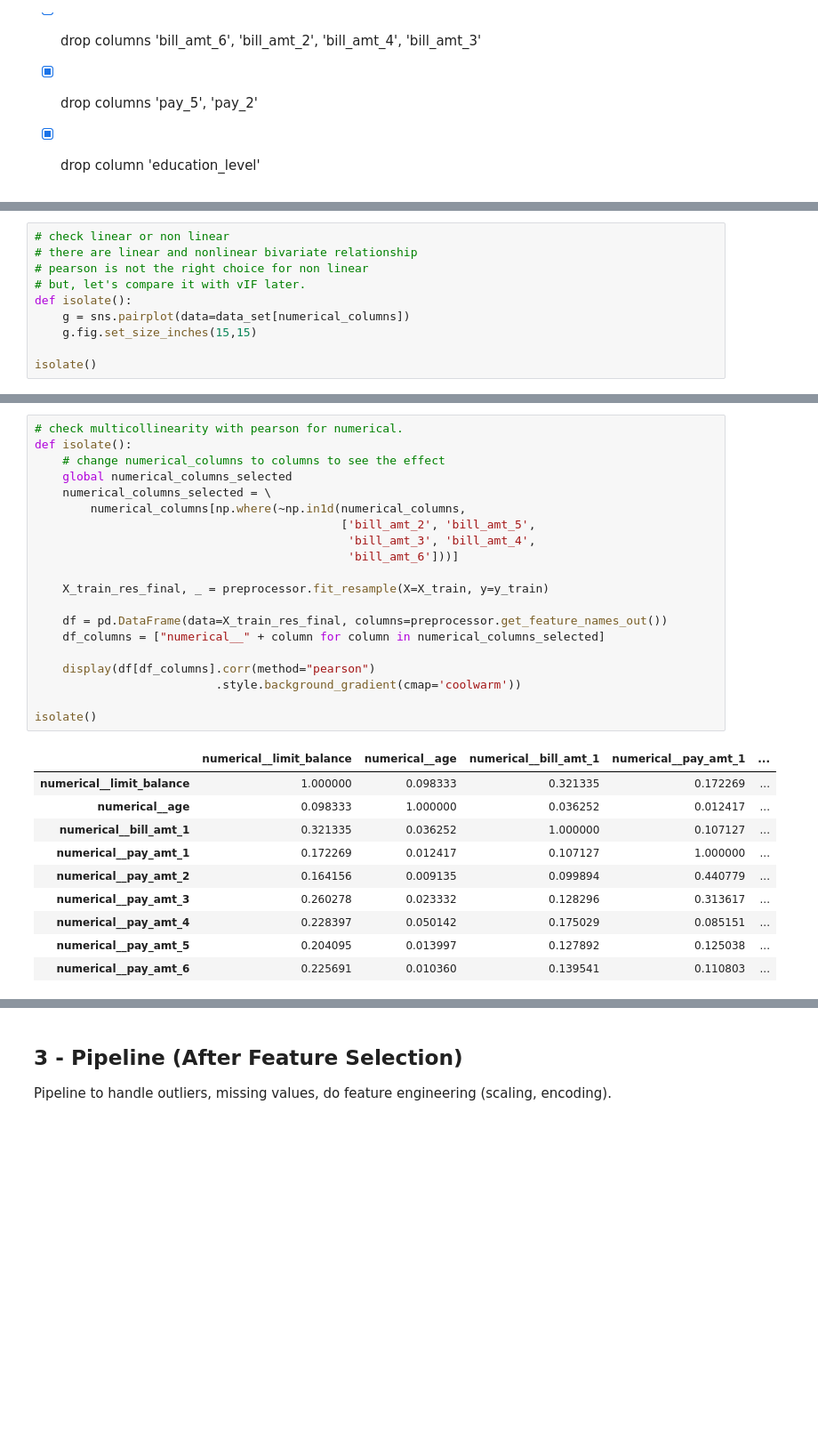
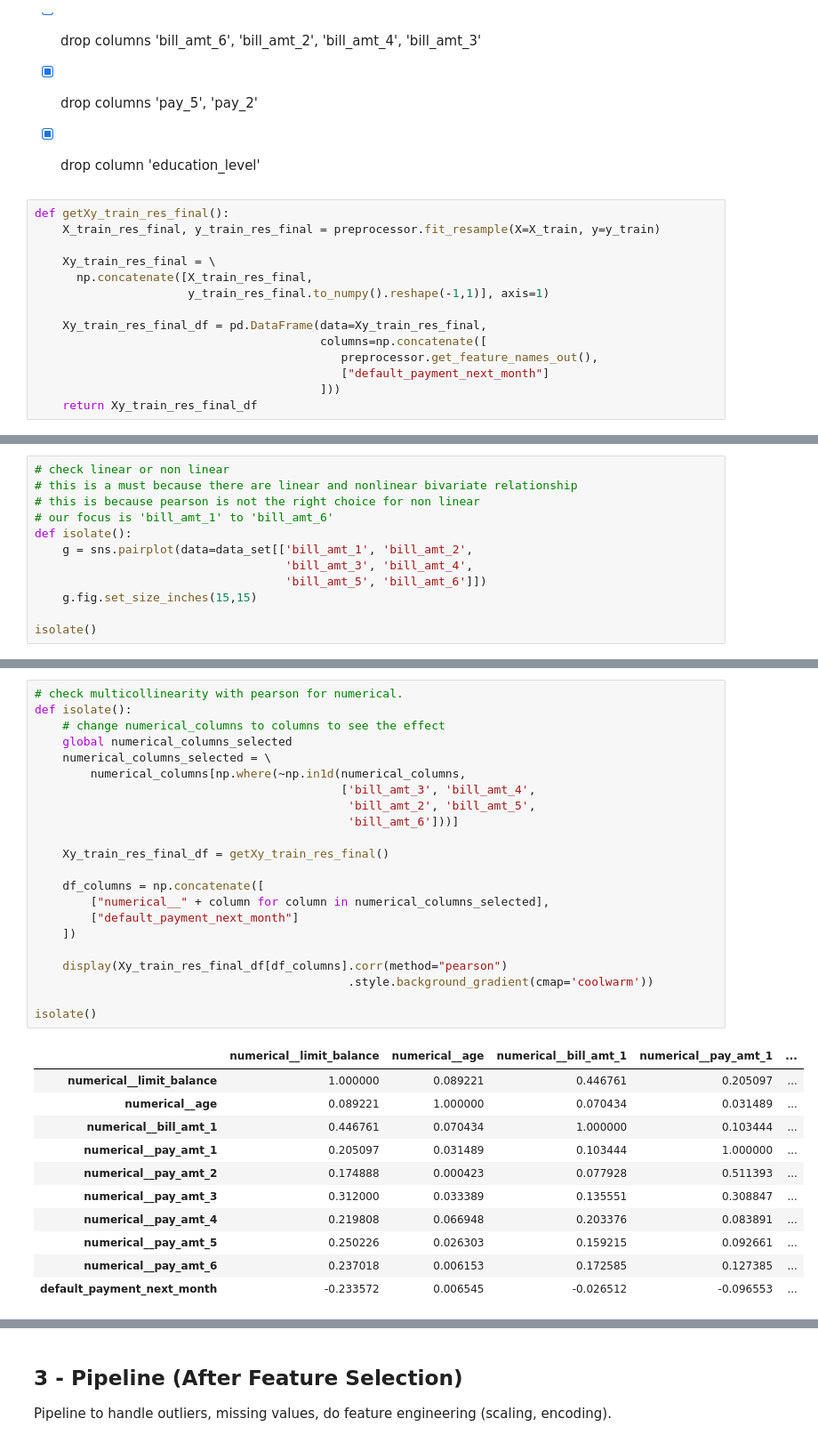
Before and after one commit to jasonrichdarmawan/p1-ml1, a Jupyter notebook: h8dsft_P1M1_jason_rich_darmawan_onggo_putra.ipynb, the cells around one changed output, grey strips where cells are left out. Shown at 89% size. Saved outputs shown, nothing was run; the diff lists cells and outputs as text; blank space fills up the shorter version.

```diff
--- a/h8dsft_P1M1_jason_rich_darmawan_onggo_putra.ipynb
+++ b/h8dsft_P1M1_jason_rich_darmawan_onggo_putra.ipynb
@@ -617,3 +779,17 @@ preprocessor = Pipeline(
 - [x] drop columns 'bill_amt_6', 'bill_amt_2', 'bill_amt_4', 'bill_amt_3'
 - [x] drop columns 'pay_5', 'pay_2'
 - [x] drop column 'education_level'
+# %%
+def getXy_train_res_final():
+    X_train_res_final, y_train_res_final = preprocessor.fit_resample(X=X_train, y=y_train)
+
+    Xy_train_res_final = \
+      np.concatenate([X_train_res_final,
+                      y_train_res_final.to_numpy().reshape(-1,1)], axis=1)
+
+    Xy_train_res_final_df = pd.DataFrame(data=Xy_train_res_final,
+                                         columns=np.concatenate([
+                                            preprocessor.get_feature_names_out(),
+                                            ["default_payment_next_month"]
+                                         ]))
+    return Xy_train_res_final_df
@@ -620,10 +832,12 @@ preprocessor = Pipeline(
 # %%
 # check linear or non linear
-# there are linear and nonlinear bivariate relationship
-# pearson is not the right choice for non linear
-# but, let's compare it with vIF later.
+# this is a must because there are linear and nonlinear bivariate relationship
+# this is because pearson is not the right choice for non linear
+# our focus is 'bill_amt_1' to 'bill_amt_6'
 def isolate():
-    g = sns.pairplot(data=data_set[numerical_columns])
+    g = sns.pairplot(data=data_set[['bill_amt_1', 'bill_amt_2',
+                                    'bill_amt_3', 'bill_amt_4',
+                                    'bill_amt_5', 'bill_amt_6']])
     g.fig.set_size_inches(15,15)
 
 isolate()
@@ -632,31 +846,34 @@ isolate()
 # %%
 # check multicollinearity with pearson for numerical.
 def isolate():
     # change numerical_columns to columns to see the effect
     global numerical_columns_selected
     numerical_columns_selected = \
         numerical_columns[np.where(~np.in1d(numerical_columns,
-                                            ['bill_amt_2', 'bill_amt_5',
-                                             'bill_amt_3', 'bill_amt_4',
+                                            ['bill_amt_3', 'bill_amt_4',
+                                             'bill_amt_2', 'bill_amt_5',
                                              'bill_amt_6']))]
 
-    X_train_res_final, _ = preprocessor.fit_resample(X=X_train, y=y_train)
+    Xy_train_res_final_df = getXy_train_res_final()
 
-    df = pd.DataFrame(data=X_train_res_final, columns=preprocessor.get_feature_names_out())
-    df_columns = ["numerical__" + column for column in numerical_columns_selected]
+    df_columns = np.concatenate([
+        ["numerical__" + column for column in numerical_columns_selected],
+        ["default_payment_next_month"]
+    ])
 
-    display(df[df_columns].corr(method="pearson")
-                          .style.background_gradient(cmap='coolwarm'))
+    display(Xy_train_res_final_df[df_columns].corr(method="pearson")
+                                             .style.background_gradient(cmap='coolwarm'))
 
 isolate()
 # %% [output]
 |  | numerical__limit_balance | numerical__age | numerical__bill_amt_1 | numerical__pay_amt_1 | ... |
-| numerical__limit_balance | 1.000000 | 0.098333 | 0.321335 | 0.172269 | ... |
-| numerical__age | 0.098333 | 1.000000 | 0.036252 | 0.012417 | ... |
-| numerical__bill_amt_1 | 0.321335 | 0.036252 | 1.000000 | 0.107127 | ... |
-| numerical__pay_amt_1 | 0.172269 | 0.012417 | 0.107127 | 1.000000 | ... |
-| numerical__pay_amt_2 | 0.164156 | 0.009135 | 0.099894 | 0.440779 | ... |
-| numerical__pay_amt_3 | 0.260278 | 0.023332 | 0.128296 | 0.313617 | ... |
-| numerical__pay_amt_4 | 0.228397 | 0.050142 | 0.175029 | 0.085151 | ... |
-| numerical__pay_amt_5 | 0.204095 | 0.013997 | 0.127892 | 0.125038 | ... |
-| numerical__pay_amt_6 | 0.225691 | 0.010360 | 0.139541 | 0.110803 | ... |
+| numerical__limit_balance | 1.000000 | 0.089221 | 0.446761 | 0.205097 | ... |
+| numerical__age | 0.089221 | 1.000000 | 0.070434 | 0.031489 | ... |
+| numerical__bill_amt_1 | 0.446761 | 0.070434 | 1.000000 | 0.103444 | ... |
+| numerical__pay_amt_1 | 0.205097 | 0.031489 | 0.103444 | 1.000000 | ... |
+| numerical__pay_amt_2 | 0.174888 | 0.000423 | 0.077928 | 0.511393 | ... |
+| numerical__pay_amt_3 | 0.312000 | 0.033389 | 0.135551 | 0.308847 | ... |
+| numerical__pay_amt_4 | 0.219808 | 0.066948 | 0.203376 | 0.083891 | ... |
+| numerical__pay_amt_5 | 0.250226 | 0.026303 | 0.159215 | 0.092661 | ... |
+| numerical__pay_amt_6 | 0.237018 | 0.006153 | 0.172585 | 0.127385 | ... |
+| default_payment_next_month | -0.233572 | 0.006545 | -0.026512 | -0.096553 | ... |
```
Also changed, not shown: parts of 80 cells of this notebook, 3 other files.
